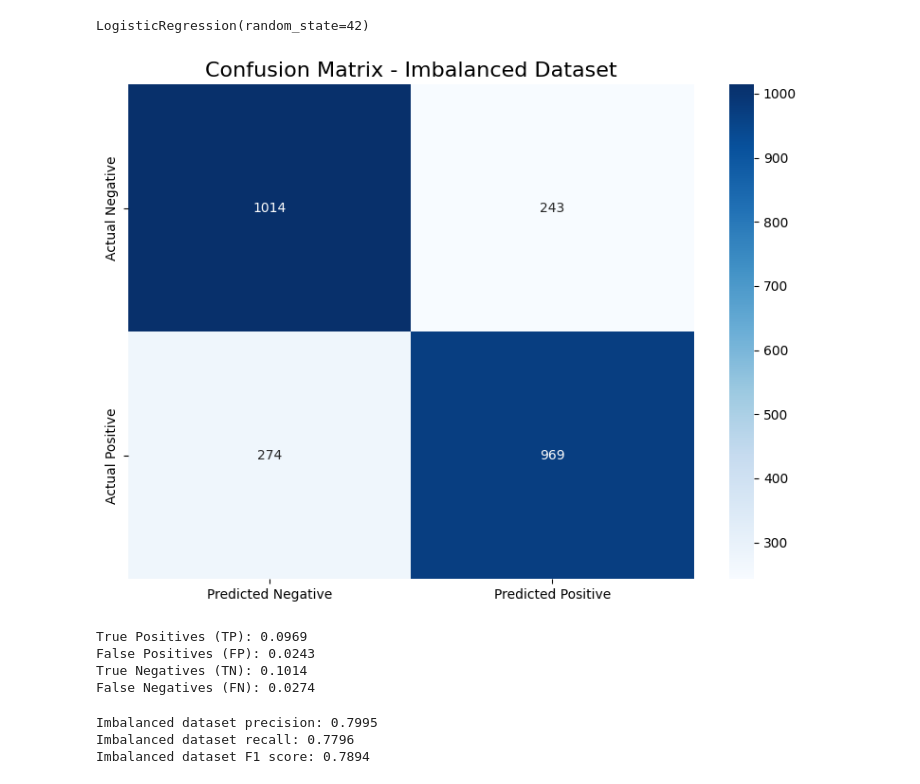
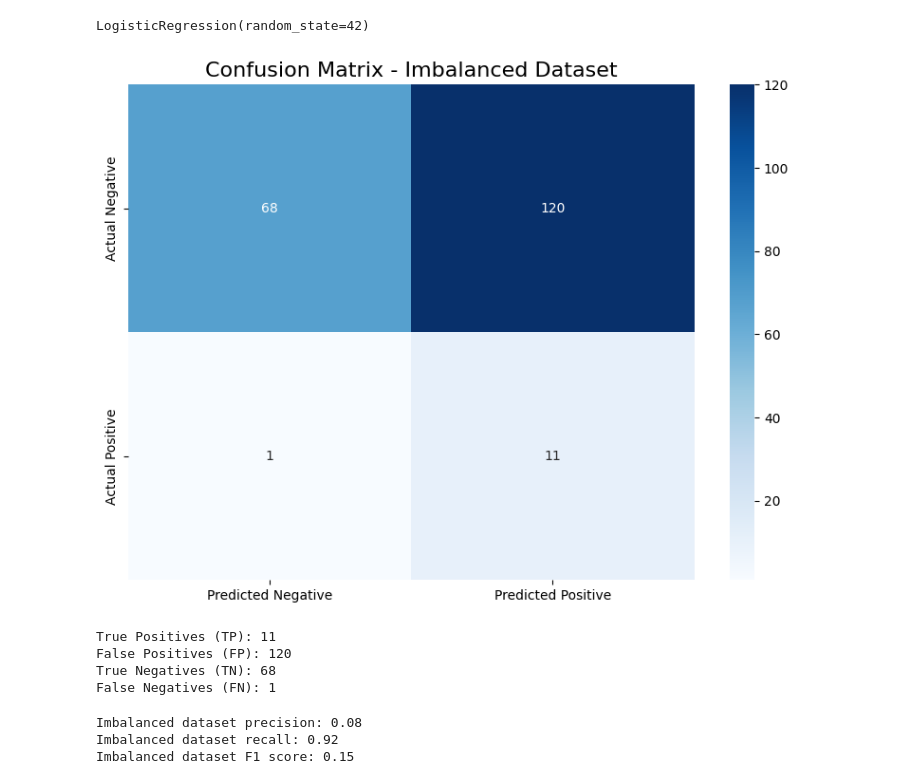
Before and after one commit to GiorgiaVitanza/DataScience, a Jupyter notebook: Homework8.1.ipynb, the cells around one changed output. Drawn from its saved outputs; the diff is of its cells as text; code cells hidden in the pictures.

```diff
--- a/Homework8.1.ipynb
+++ b/Homework8.1.ipynb
@@ -48,19 +46,12 @@ from sklearn.metrics import (
 )
 # %%
-# Create an imbalanced dataset (10% minority class)
-X_imbalanced, y_imbalanced = make_classification(
-    n_samples=10000,
-    n_features=10,
-    n_informative=5,
-    n_redundant=5,
-    n_classes=2,
-    weights=[0.5, 0.5],  # Imbalanced class probabilities
-    random_state=15
-)
+# Create an imbalanced dataset
+n_sample = 1000
+X_imbalanced, y_imbalanced = make_classification(n_samples=n_sample, n_features=10, n_classes=2, weights=[0.95, 0.05], random_state=42)
 # %%
 #splitting
 X_imb_train, X_imb_test, y_imb_train, y_imb_test = train_test_split(
-    X_imbalanced, y_imbalanced, test_size=0.25, random_state=5
+    X_imbalanced, y_imbalanced, test_size=0.2, random_state=42
 )
 
 # Train a logistic regression model on the imbalanced dataset
@@ -75,51 +62,61 @@ y_imb_prob = lr_imbalanced.predict_proba(X_imb_test)[:, 1]
+# %%
+# Generate predictions by setting the optimal treshold to have recall = 0.90
+
+y_imb_prob = lr_imbalanced.predict_proba(X_imb_test)[:, 1]
+precisions, recalls, thresholds = precision_recall_curve(y_imb_test, y_imb_prob)
+idx = np.argmin(np.abs(recalls - 0.90))
+optimal_threshold = thresholds[idx]
+
+# Apply the best threshold
+y_imb_pred = (y_imb_prob > optimal_threshold).astype(int)
 # %%
-def plot_confusion_matrix(y_true, y_pred, title,n_samples):
+def plot_confusion_matrix(y_true, y_pred, title,n_sample):
     # Calculate confusion matrix
     cm = confusion_matrix(y_true, y_pred)
 
     # Extract values for annotation
     tn, fp, fn, tp = cm.ravel()
 
     # Create a heatmap visualization
     plt.figure(figsize=(8, 6))
     sns.heatmap(cm, annot=True, fmt='d', cmap='Blues',
                 xticklabels=['Predicted Negative', 'Predicted Positive'],
                 yticklabels=['Actual Negative', 'Actual Positive'])
 
     plt.title(title, fontsize=16)
     plt.tight_layout()
     plt.show()
 
     # Print TP, FP, TN, FN values
-    print(f"True Positives (TP): {tp/n_samples}")
-    print(f"False Positives (FP): {fp/n_samples}")
-    print(f"True Negatives (TN): {tn/n_samples}")
-    print(f"False Negatives (FN): {fn/n_samples}")
+    print(f"True Positives (TP): {tp}")
+    print(f"False Positives (FP): {fp}")
+    print(f"True Negatives (TN): {tn}")
+    print(f"False Negatives (FN): {fn}")
 
 # Plot confusion matrices for both datasets
-plot_confusion_matrix(y_imb_test, y_imb_pred, "Confusion Matrix - Imbalanced Dataset",10000)
+plot_confusion_matrix(y_imb_test, y_imb_pred, "Confusion Matrix - Imbalanced Dataset",n_sample)
 # %% [output]
-[figure, old version]
+[figure, new version]
-True Positives (TP): 0.0969
-False Positives (FP): 0.0243
-True Negatives (TN): 0.1014
-False Negatives (FN): 0.0274
+True Positives (TP): 11
+False Positives (FP): 120
+True Negatives (TN): 68
+False Negatives (FN): 1
 # %%
 imbalanced_precision = precision_score(y_imb_test, y_imb_pred)
 
-print(f"Imbalanced dataset precision: {imbalanced_precision:.4f}")
+print(f"Imbalanced dataset precision: {imbalanced_precision:.2f}")
 
 # Calculate recall
 imbalanced_recall = recall_score(y_imb_test, y_imb_pred)
 
-print(f"Imbalanced dataset recall: {imbalanced_recall:.4f}")
+print(f"Imbalanced dataset recall: {imbalanced_recall:.2f}")
 
 # Calculate F1 score
 imbalanced_f1 = f1_score(y_imb_test, y_imb_pred)
 
 
-print(f"Imbalanced dataset F1 score: {imbalanced_f1:.4f}")
+print(f"Imbalanced dataset F1 score: {imbalanced_f1:.2f}")
 # %% [output]
-Imbalanced dataset precision: 0.7995
-Imbalanced dataset recall: 0.7796
-Imbalanced dataset F1 score: 0.7894
+Imbalanced dataset precision: 0.08
+Imbalanced dataset recall: 0.92
+Imbalanced dataset F1 score: 0.15
```
Also changed, not shown: parts of 4 cells of this notebook.
